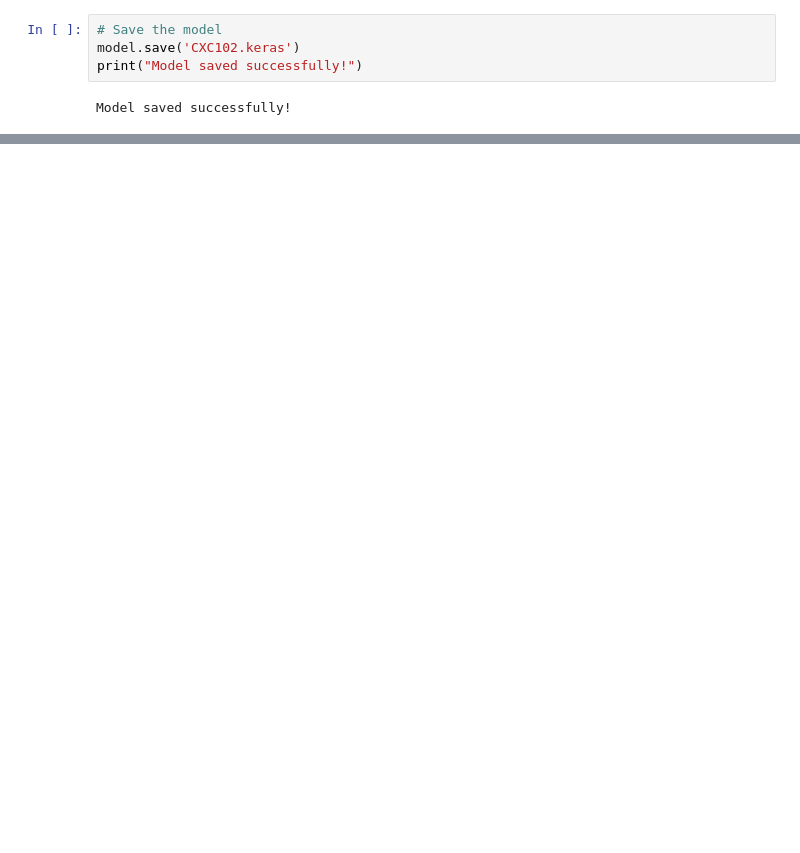
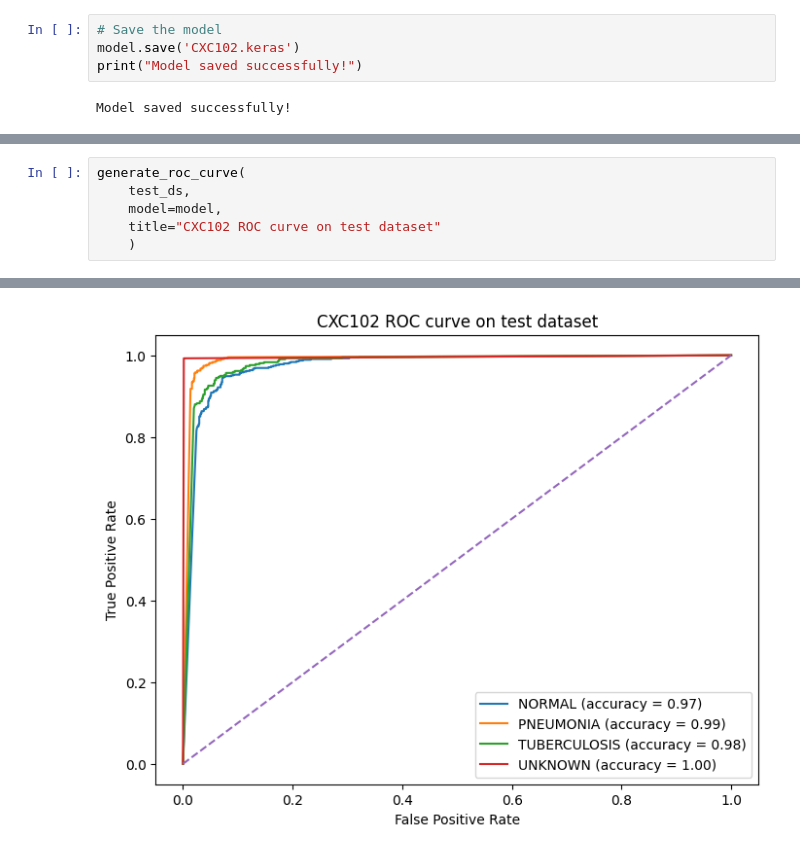
Before and after one commit to joshanjohn/CXC-FYP-Griffith, a Jupyter notebook: backend/notebook/CXV1/CXC102.ipynb, the cells around one changed output, grey strips where cells are left out. Saved outputs shown, nothing was run; the diff lists cells and outputs as text; blank space fills up the shorter version.

```diff
--- a/backend/notebook/CXV1/CXC102.ipynb
+++ b/backend/notebook/CXV1/CXC102.ipynb
@@ -222,0 +219,7 @@ weighted avg       0.93      0.93      0.93     13028
+# %%
+generate_roc_curve(
+    test_ds,
+    model=model,
+    title="CXC102 ROC curve on test dataset"
+    )
+# %% [output]
@@ -222,0 +227 @@ weighted avg       0.93      0.93      0.93     13028
+[figure, added]
```
Also changed, not shown: parts of 23 cells of this notebook, 2 other files.
